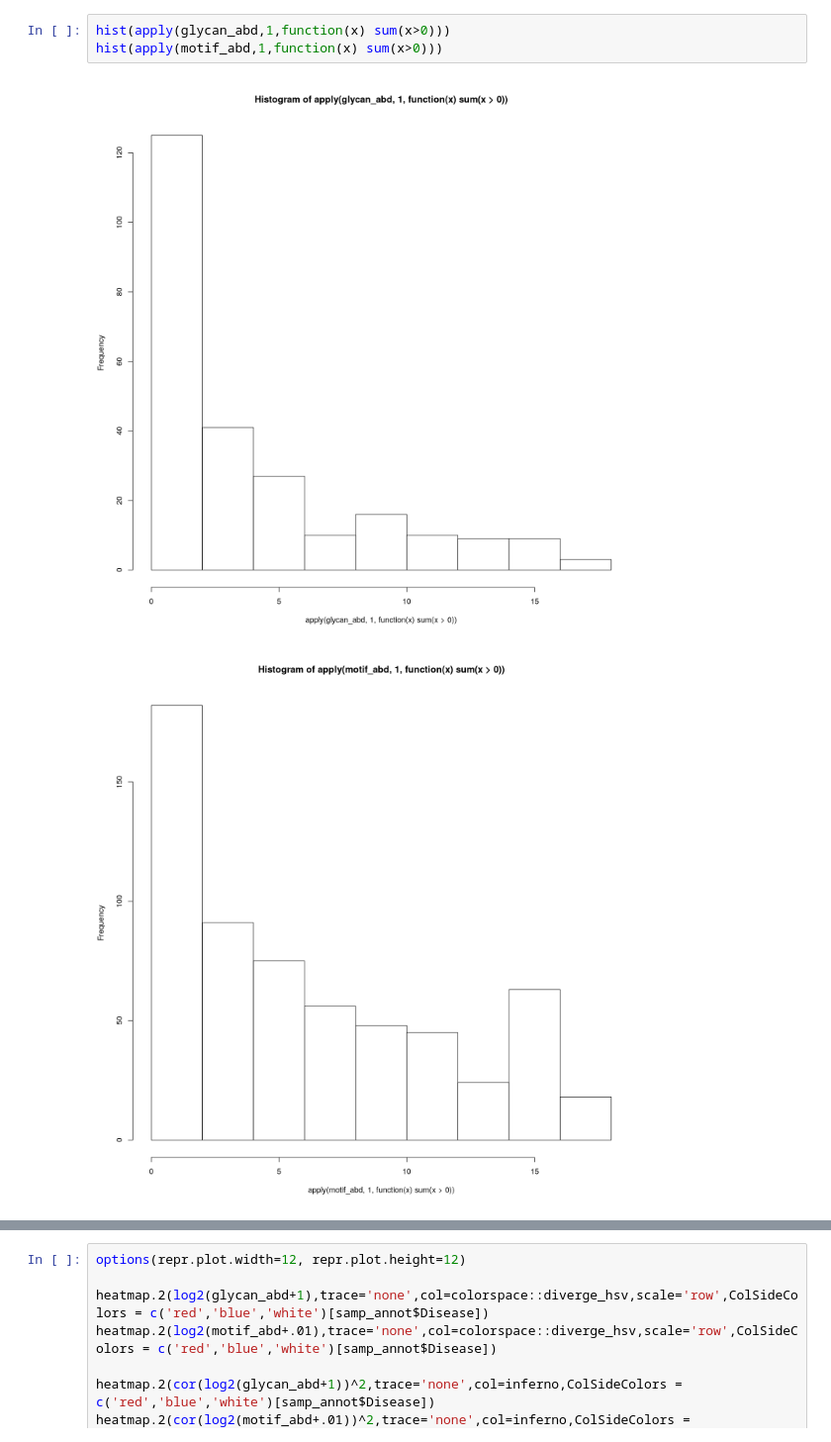
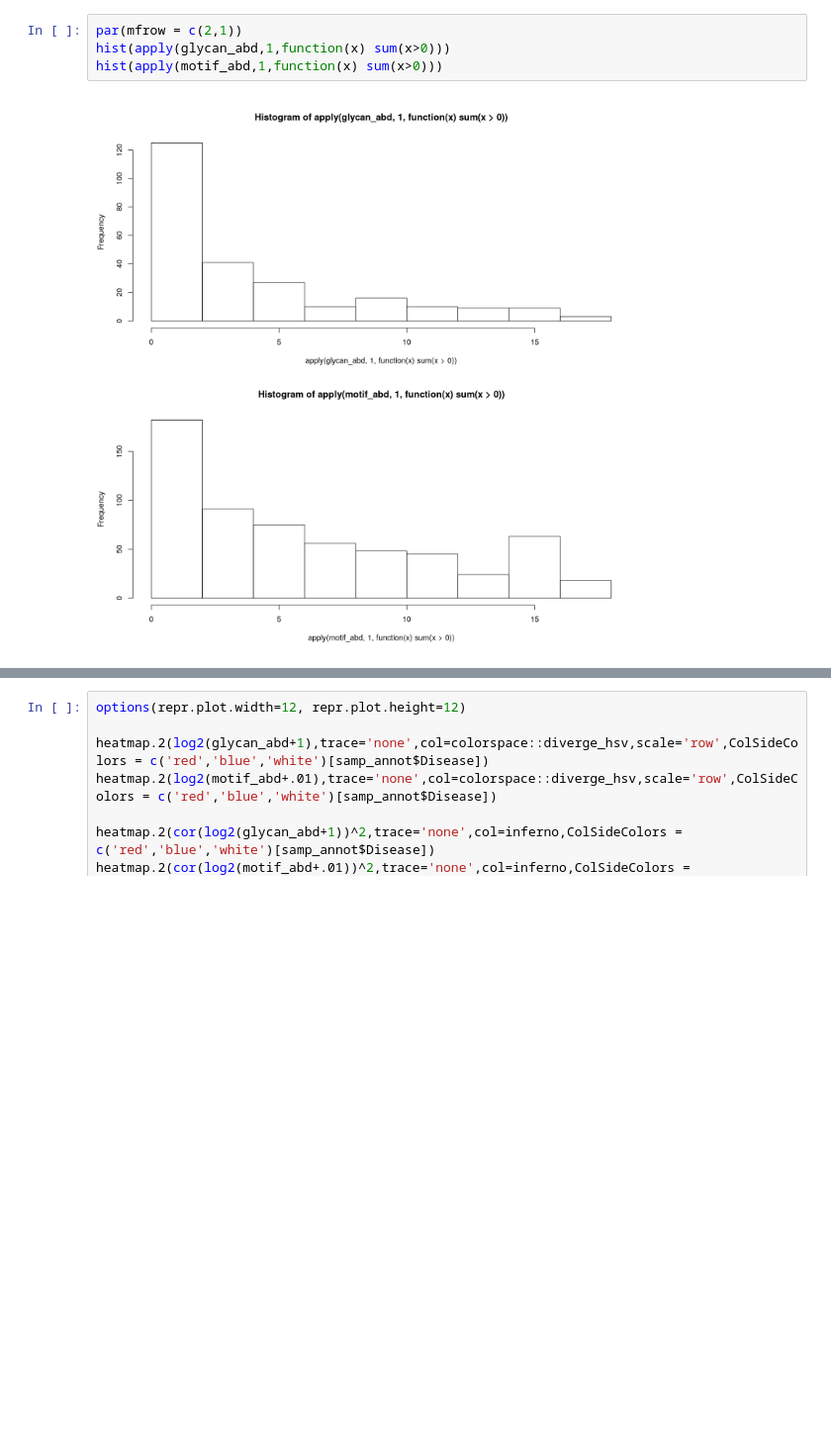
Before and after one commit to bkellman/Glycompare_examples, a Jupyter notebook: Jin2017_Mucin/Analysis.ipynb, the cells around one changed output, grey strips where cells are left out. Shown at 99% size. Drawn from its saved outputs; the diff is of its cells as text; blank space fills up the shorter version.

```diff
--- a/Jin2017_Mucin/Analysis.ipynb
+++ b/Jin2017_Mucin/Analysis.ipynb
@@ -64,8 +61,8 @@ A data.frame: 6 × 6
 [1] TRUE
 [1] TRUE
 # %%
+par(mfrow = c(2,1))
 hist(apply(glycan_abd,1,function(x) sum(x>0)))
 hist(apply(motif_abd,1,function(x) sum(x>0)))
 # %% [output]
-[figure, old version]
+[figure, new version]
-[figure, removed]
```
Also changed, not shown: parts of 3 cells of this notebook, 10 other files.
